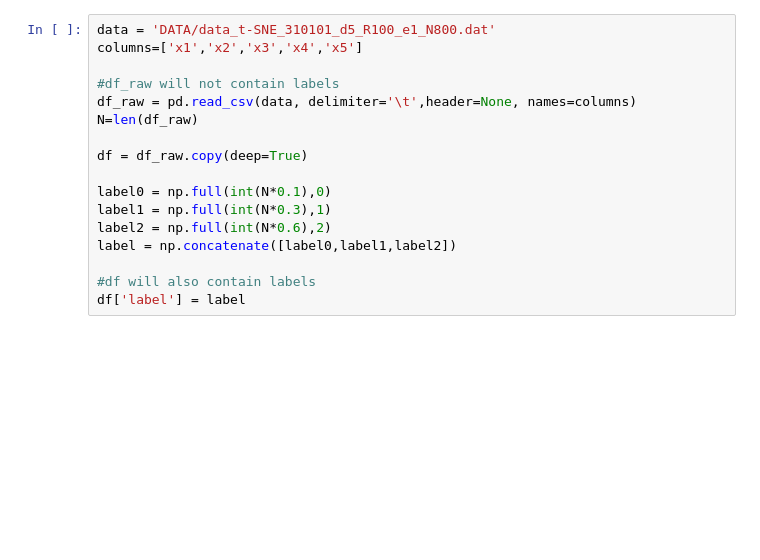
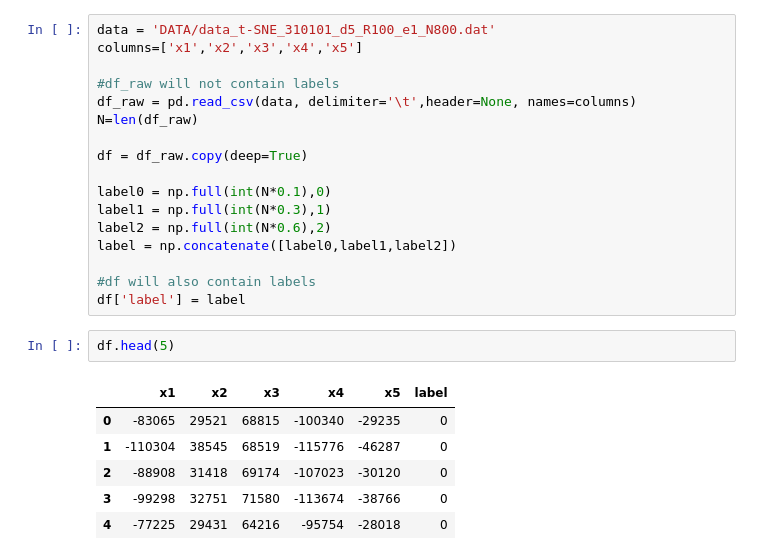
Before and after one commit to giuliacampesan/UniversityAssignments, a Jupyter notebook: 04_week/LoCPdown_week04.ipynb, the cells around one changed output. Cells and saved outputs as stored; diff of their text form; blank space fills up the shorter version.

```diff
--- a/04_week/LoCPdown_week04.ipynb
+++ b/04_week/LoCPdown_week04.ipynb
@@ -37,6 +37,15 @@ label = np.concatenate([label0,label1,label2])
 
 #df will also contain labels
 df['label'] = label
+# %%
+df.head(5)
+# %% [output]
+|  | x1 | x2 | x3 | x4 | x5 | label |
+| 0 | -83065 | 29521 | 68815 | -100340 | -29235 | 0 |
+| 1 | -110304 | 38545 | 68519 | -115776 | -46287 | 0 |
+| 2 | -88908 | 31418 | 69174 | -107023 | -30120 | 0 |
+| 3 | -99298 | 32751 | 71580 | -113674 | -38766 | 0 |
+| 4 | -77225 | 29431 | 64216 | -95754 | -28018 | 0 |
 # %%
 fig = plt.figure(figsize=(15,10))
 
```
Also changed, not shown: parts of 7 cells of this notebook, 3 other files.
